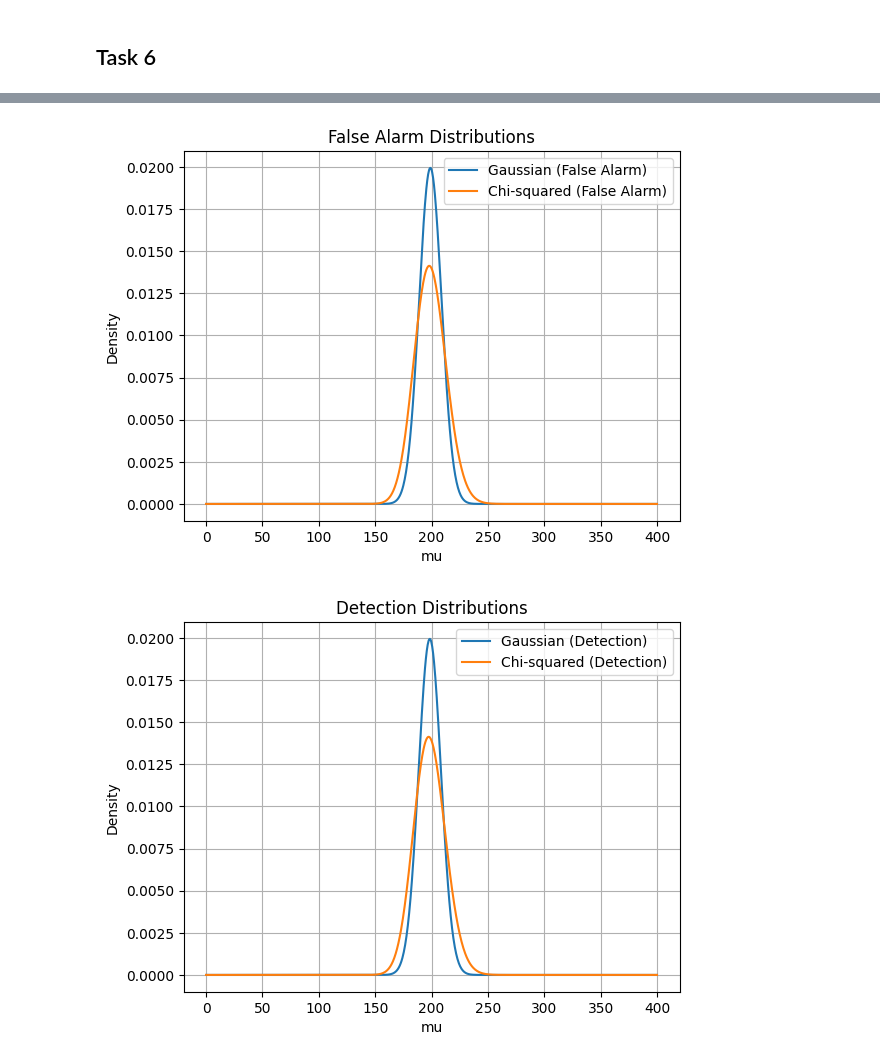
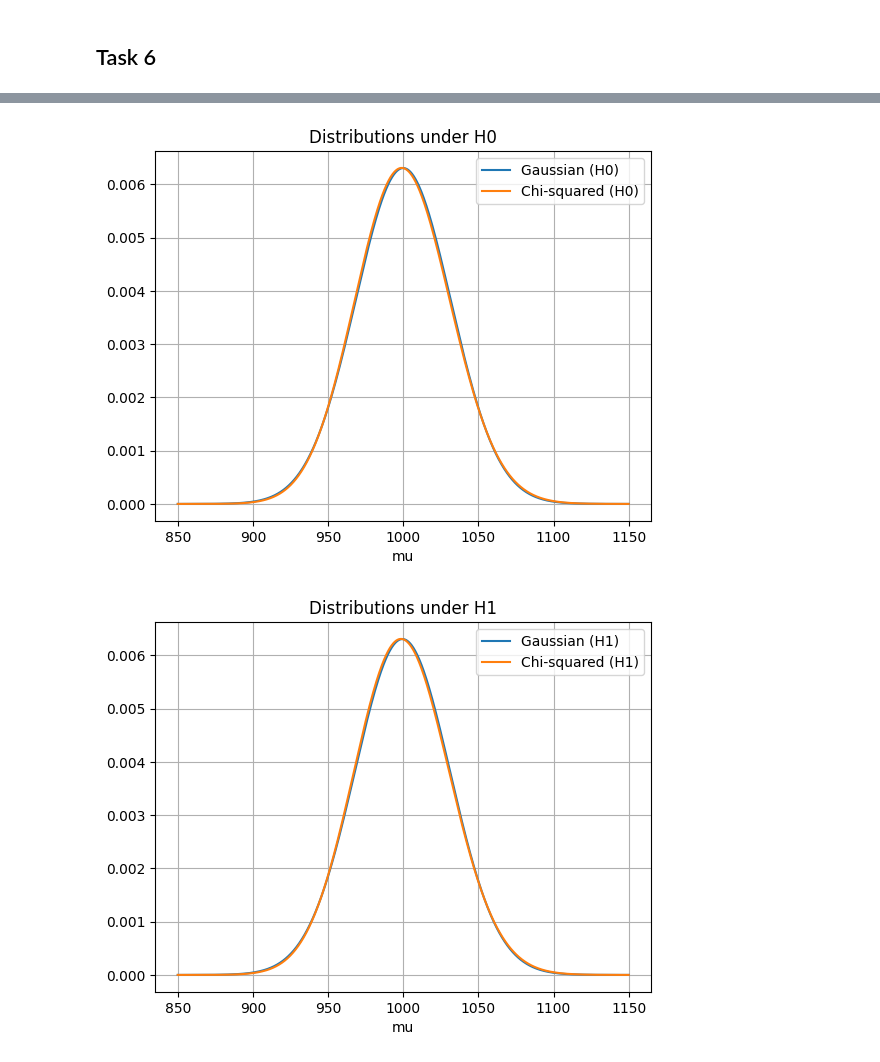
Before and after one commit to jakobaustrheim/TTT4275-Project, a Jupyter notebook: project/tasks.ipynb, the cells around one changed output, grey strips where cells are left out. Cells and saved outputs as stored; diff of their text form; code cells hidden in the pictures.

```diff
--- a/project/tasks.ipynb
+++ b/project/tasks.ipynb
@@ -267,36 +263,34 @@ plt.show()
 # %%
 from scipy.stats import norm, chi2
 
-threshold = np.linspace(0, 400, 1000)
-df = 200
-mu = 2*df
-sigma = np.sqrt(mu)
+threshold = np.linspace(850, 1150, 1000)
+k = 1000
+dof = 2*k #Our amount of DOF
+sigma = np.sqrt(2*dof) #The variance of a chi-squared distribution is 2*dof
 
-normFa = norm.pdf(2*threshold / sigmaW, loc=mu, scale=sigma)
-chiFa = chi2.pdf(2*threshold / sigmaW, mu)
+normFa = norm.pdf(2*threshold / sigmaW, loc=dof, scale=sigma)
+chiFa = chi2.pdf(2*threshold / sigmaW, dof)
 
-normD = norm.pdf(2*threshold / sigmaW + sigmaS, loc=mu, scale=sigma)
-chiD = chi2.pdf(2*threshold / sigmaW + sigmaS, mu)
+normD = norm.pdf(2*threshold / sigmaW + sigmaS, loc=dof, scale=sigma)
+chiD = chi2.pdf(2*threshold / sigmaW + sigmaS, dof)
 
 plt.figure()
-plt.plot(threshold, normFa, label='Gaussian (False Alarm)')
-plt.plot(threshold, chiFa, label='Chi-squared (False Alarm)')
-plt.title('False Alarm Distributions')
+plt.plot(threshold, normFa, label='Gaussian (H0)')
+plt.plot(threshold, chiFa, label='Chi-squared (H0)')
+plt.title('Distributions under H0')
 plt.xlabel('mu')
-plt.ylabel('Density')
 plt.legend()
 plt.grid(True)
 
 plt.figure()
-plt.plot(threshold, normD, label='Gaussian (Detection)')
-plt.plot(threshold, chiD, label='Chi-squared (Detection)')
-plt.title('Detection Distributions')
+plt.plot(threshold, normD, label='Gaussian (H1)')
+plt.plot(threshold, chiD, label='Chi-squared (H1)')
+plt.title('Distributions under H1')
 plt.xlabel('mu')
-plt.ylabel('Density')
 plt.legend()
 plt.grid(True)
 
 plt.show()
 # %% [output]
-[figure, old version]
+[figure, new version]
-[figure, old version]
+[figure, new version]
```
Also changed, not shown: parts of 2 cells of this notebook.
